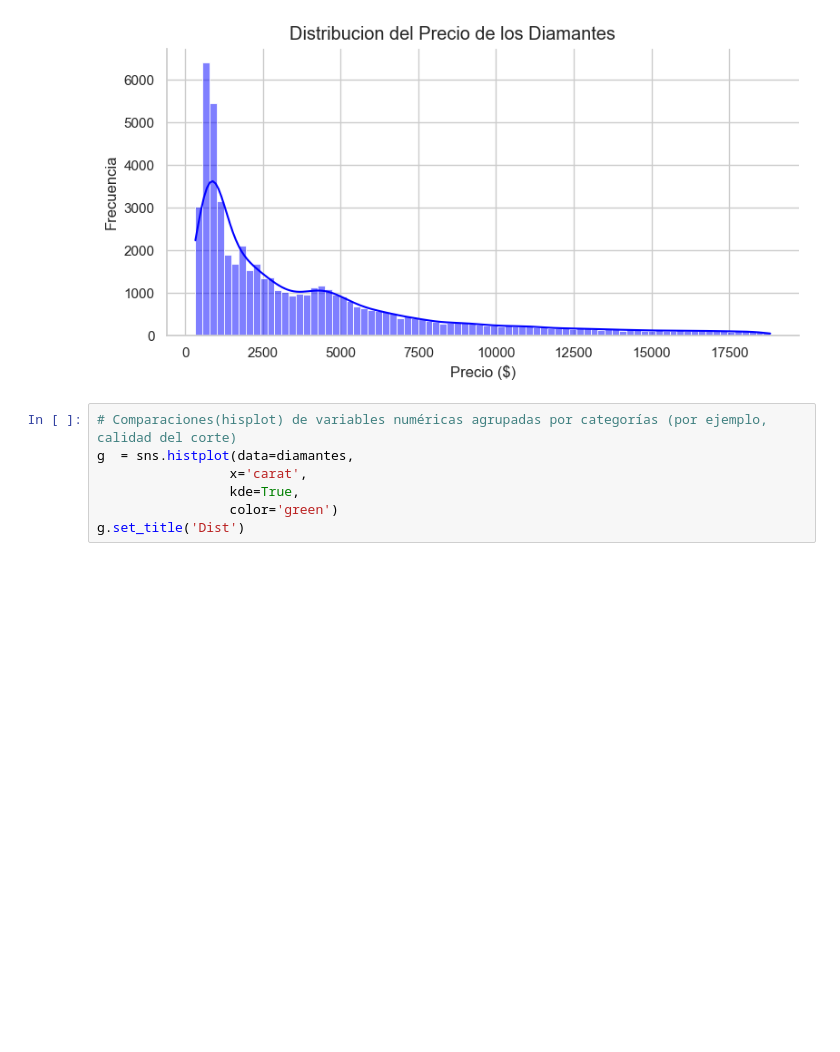
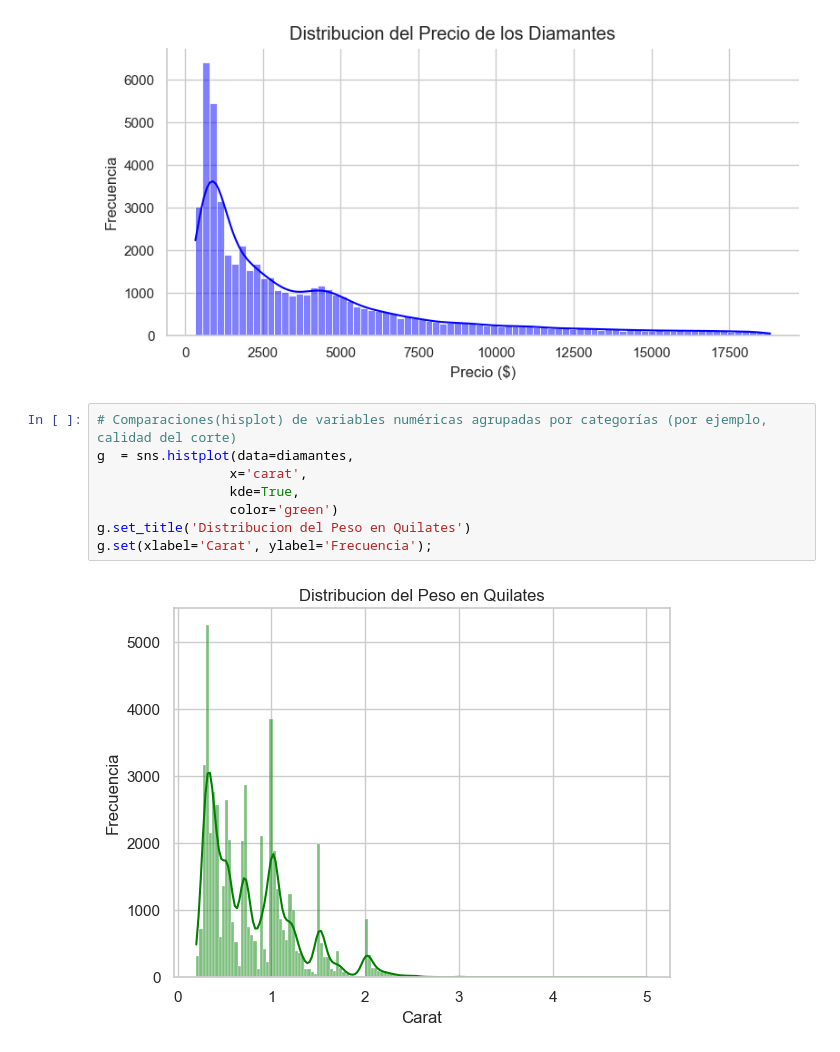
Before and after one commit to Juan8516/DashboardAnalisisDatos, a Jupyter notebook: Dashboard de un Análisis Exploratorio de Datos con Seaborn.ipynb, the cells around one changed output. Drawn from its saved outputs; the diff is of its cells as text; blank space fills up the shorter version.

```diff
--- a/Dashboard de un Análisis Exploratorio de Datos con Seaborn.ipynb
+++ b/Dashboard de un Análisis Exploratorio de Datos con Seaborn.ipynb
@@ -189,10 +189,13 @@ g.set_axis_labels('Precio ($)',
 # %%
 # Comparaciones(hisplot) de variables numéricas agrupadas por categorías (por ejemplo, calidad del corte)
 g  = sns.histplot(data=diamantes,
                  x='carat',
                  kde=True,
                  color='green')
-g.set_title('Dist')
+g.set_title('Distribucion del Peso en Quilates')
+g.set(xlabel='Carat', ylabel='Frecuencia');
+# %% [output]
+[figure, added]
 # %%
 # 4. Utilizacion de jointplot() para explorar relaciones específicas entre pares de variables, incluyendo información estadística adicional.
 
```
Also changed, not shown: parts of 2 cells of this notebook.
